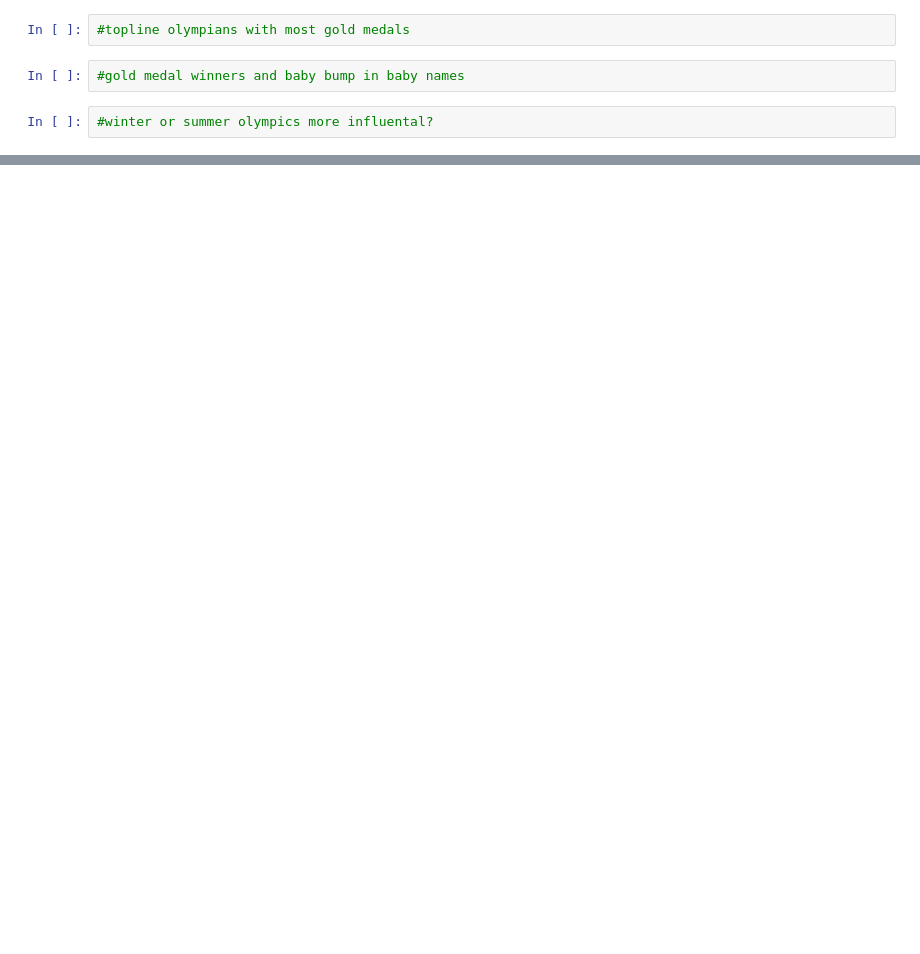
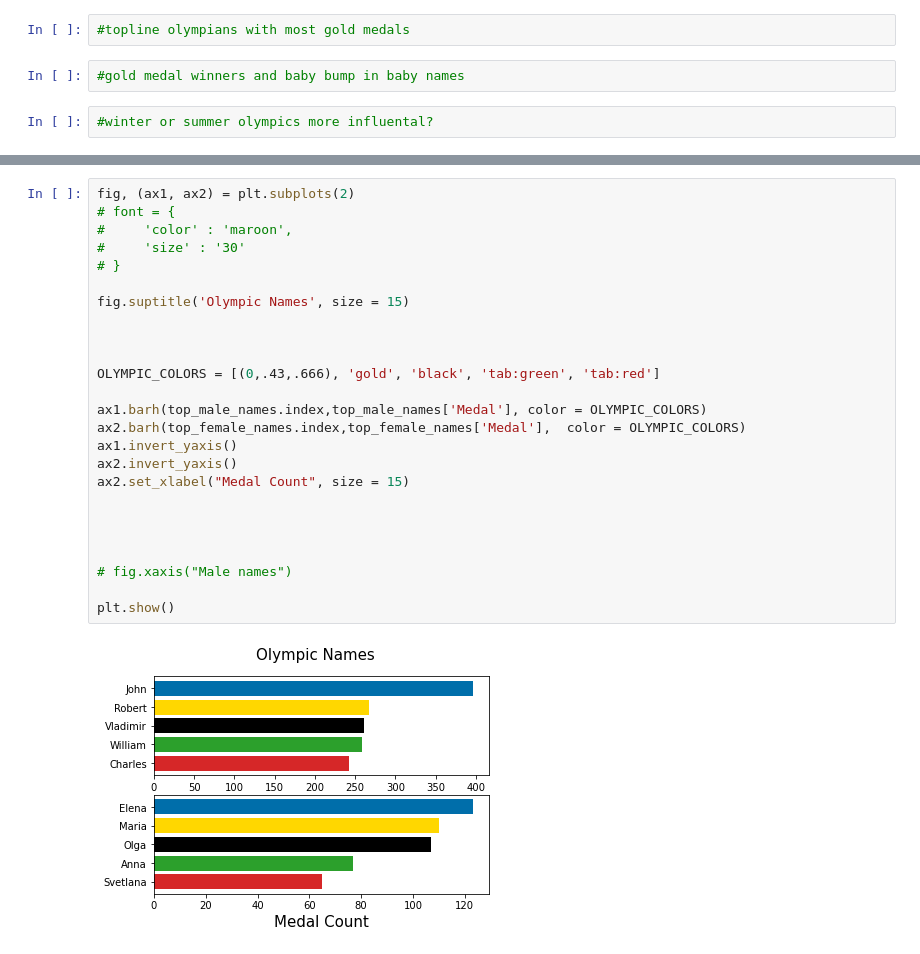
Before and after one commit to Munseaux/olympic-baby-names, a Jupyter notebook: olympic-baby-names.ipynb, the cells around one changed output, grey strips where cells are left out. Drawn from its saved outputs; the diff is of its cells as text; blank space fills up the shorter version.

```diff
--- a/olympic-baby-names.ipynb
+++ b/olympic-baby-names.ipynb
@@ -42,0 +87,27 @@ olympic_df.to_csv("Output/olympics.csv", index = False)
+# %%
+fig, (ax1, ax2) = plt.subplots(2)
+# font = {
+#     'color' : 'maroon',
+#     'size' : '30'
+# }
+
+fig.suptitle('Olympic Names', size = 15)
+
+
+
+OLYMPIC_COLORS = [(0,.43,.666), 'gold', 'black', 'tab:green', 'tab:red']
+
+ax1.barh(top_male_names.index,top_male_names['Medal'], color = OLYMPIC_COLORS)
+ax2.barh(top_female_names.index,top_female_names['Medal'],  color = OLYMPIC_COLORS)
+ax1.invert_yaxis()
+ax2.invert_yaxis()
+ax2.set_xlabel("Medal Count", size = 15)
+
+
+
+
+# fig.xaxis("Male names")
+
+plt.show()
+# %% [output]
+[figure, added]
```
Also changed, not shown: parts of 4 cells of this notebook.
